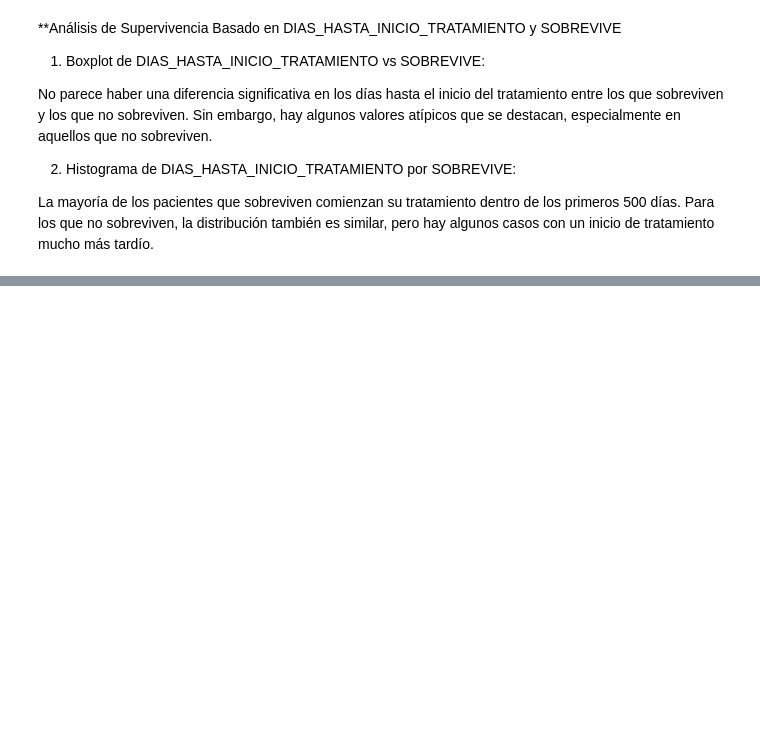
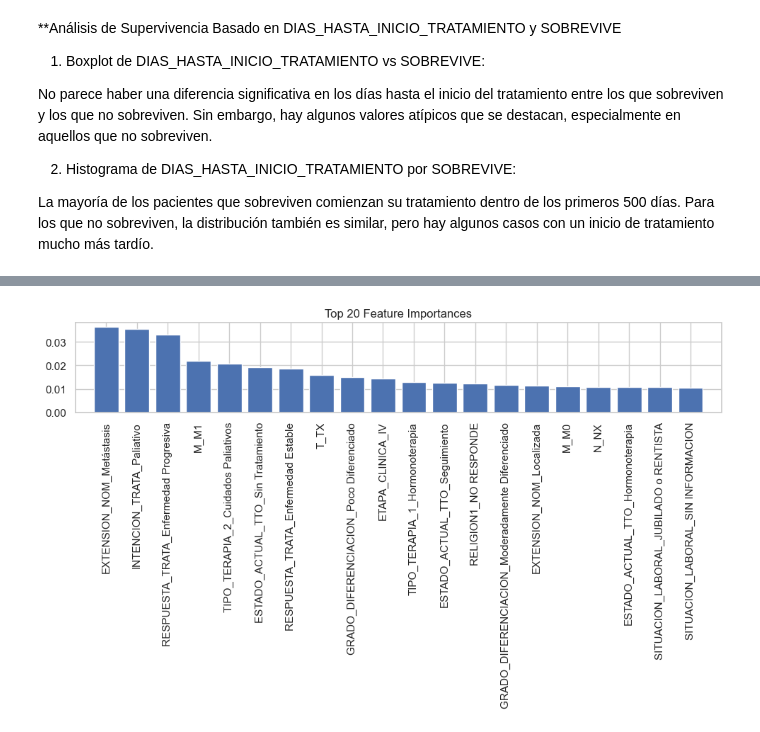
Before and after one commit to mperezlagos/ds-cancer-prostata, a Jupyter notebook: notebooks/2-descripcion_variables.ipynb, the cells around one changed output, grey strips where cells are left out. Drawn from its saved outputs; the diff is of its cells as text; code cells hidden in the pictures; blank space fills up the shorter version.

Commit message:
actualizando modelos

```diff
--- a/notebooks/2-descripcion_variables.ipynb
+++ b/notebooks/2-descripcion_variables.ipynb
@@ -171,3 +188,7 @@ No parece haber una diferencia significativa en los días hasta el inicio del tr
 
 La mayoría de los pacientes que sobreviven comienzan su tratamiento dentro de los primeros 500 días.
 Para los que no sobreviven, la distribución también es similar, pero hay algunos casos con un inicio de tratamiento mucho más tardío.
+# %%
+# Seleccionar las columnas categóricas y la variable objetivo
+categorical_columns = df.select_dtypes(include=['object', 'category']).columns.tolist()
+target_column = 'SOBREVIVE'
@@ -173,0 +238,7 @@ Para los que no sobreviven, la distribución también es similar, pero hay algun
+# %%
+# Filtrar los resultados por valores de Cramér's V mayores a 0.1
+filtered_results_df = results_df.query("`cramer` < 0.1")
+
+filtered_results_df.sort_values(by="cramer", ascending=False)
+
+filtered_results_df.index.tolist()
@@ -173,0 +260,4 @@ Para los que no sobreviven, la distribución también es similar, pero hay algun
+# %%
+#  Eliminar las columnas especificadas
+df = df.drop(columns=filtered_results_df.index.tolist(), errors='ignore')
+df.info()
@@ -173,0 +284,65 @@ Para los que no sobreviven, la distribución también es similar, pero hay algun
+# %%
+import pandas as pd
+from sklearn.model_selection import train_test_split
+from sklearn.ensemble import RandomForestClassifier
+from sklearn.metrics import accuracy_score
+import matplotlib.pyplot as plt
+import numpy as np
+
+
+# Seleccionar las columnas relevantes
+# Identificar columnas categóricas
+columns_to_use = df.select_dtypes(include=['object']).columns.to_list()
+columns_to_use.append('SOBREVIVE')
+columns_to_use.append('DIAS_DESDE_NACIMIENTO_A_DIAGNO')
+df_rf = df[columns_to_use]
+
+# Convertir la variable de supervivencia en binaria para clasificación
+df_rf = df_rf.copy()  # Asegurarse de trabajar con una copia explícita del DataFrame
+df_rf.loc[:, 'event'] = (df_rf['SOBREVIVE'] == 1).astype(int)
+
+# Convertir variables categóricas a variables dummy
+df_rf = pd.get_dummies(df_rf, drop_first=True)
+
+# Definir las características (X) y la variable objetivo (y)
+X = df_rf.drop(columns=['DIAS_DESDE_NACIMIENTO_A_DIAGNO', 'SOBREVIVE', 'event'])
+y = df_rf['event']
+
+# Dividir los datos en conjuntos de entrenamiento y prueba
+X_train, X_test, y_train, y_test = train_test_split(X, y, test_size=0.3, random_state=42)
+
+# Ajustar el modelo de Random Forest
+rf = RandomForestClassifier(n_estimators=100, random_state=42)
+rf.fit(X_train, y_train)
+
+# Predecir en el conjunto de prueba
+y_pred = rf.predict(X_test)
+
+# Calcular la precisión
+accuracy = accuracy_score(y_test, y_pred)
+print(f'Accuracy: {accuracy:.2f}')
+
+# Obtener la importancia de las características
+importances = rf.feature_importances_
+indices = np.argsort(importances)[::-1]
+
+# Filtrar las 20 características más importantes
+top_20_indices = indices[:20]
+top_20_importances = importances[top_20_indices]
+top_20_features = X.columns[top_20_indices]
+
+# Imprimir la importancia de las 20 características más importantes
+print("Top 20 Feature ranking:")
+
+for f in range(20):
+    print(f"{f + 1}. feature {top_20_features[f]} ({top_20_importances[f]})")
+
+# Visualizar la importancia de las 20 características más importantes
+plt.figure(figsize=(10, 6))
+plt.title("Top 20 Feature Importances")
+plt.bar(range(20), top_20_importances, align="center")
+plt.xticks(range(20), top_20_features, rotation=90)
+plt.xlim([-1, 20])
+plt.tight_layout()
+plt.show()
+# %% [output]
@@ -173,0 +366 @@ Para los que no sobreviven, la distribución también es similar, pero hay algun
+[figure, added]
```
Also changed, not shown: parts of 13 cells of this notebook, 7 other files.
